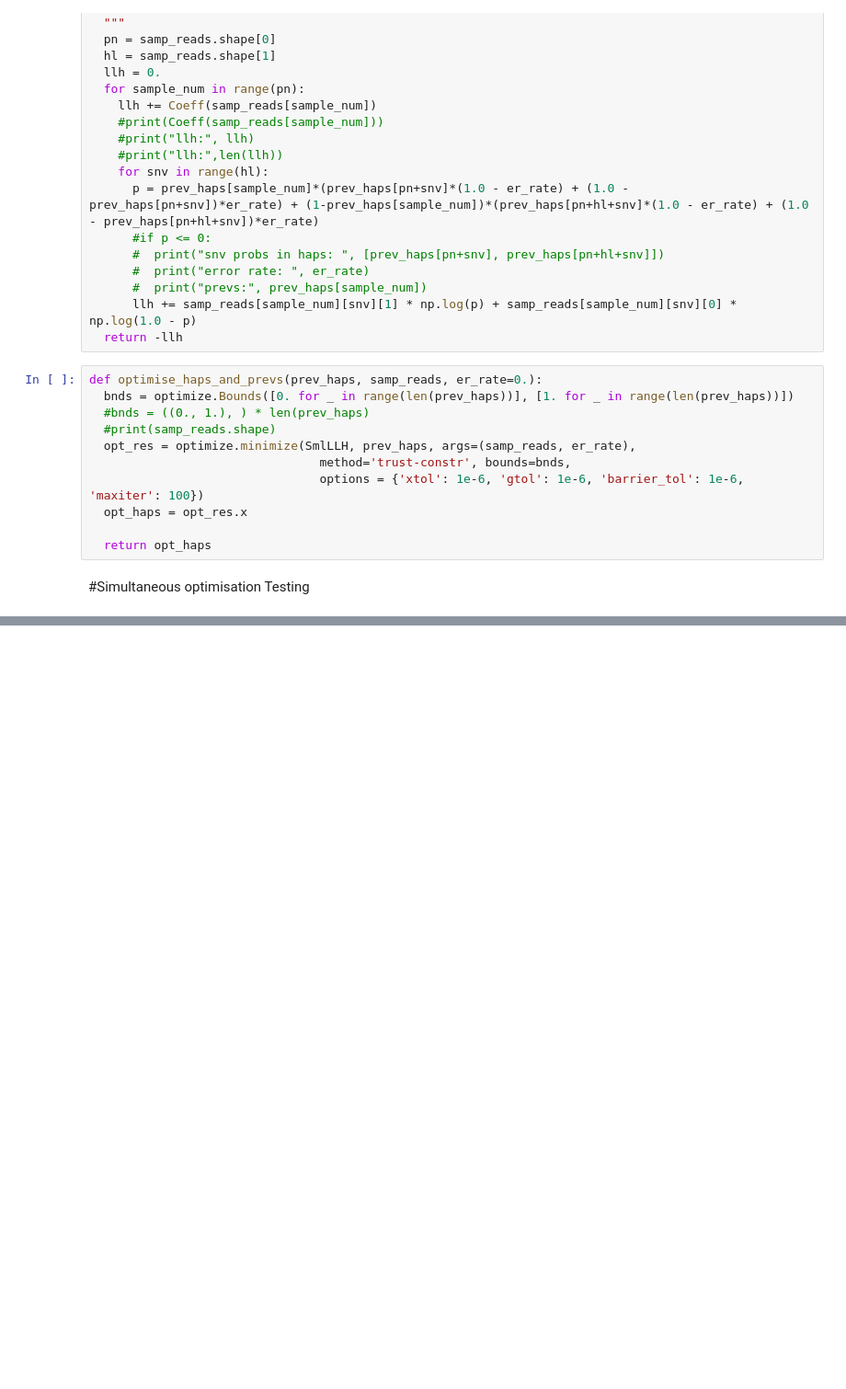
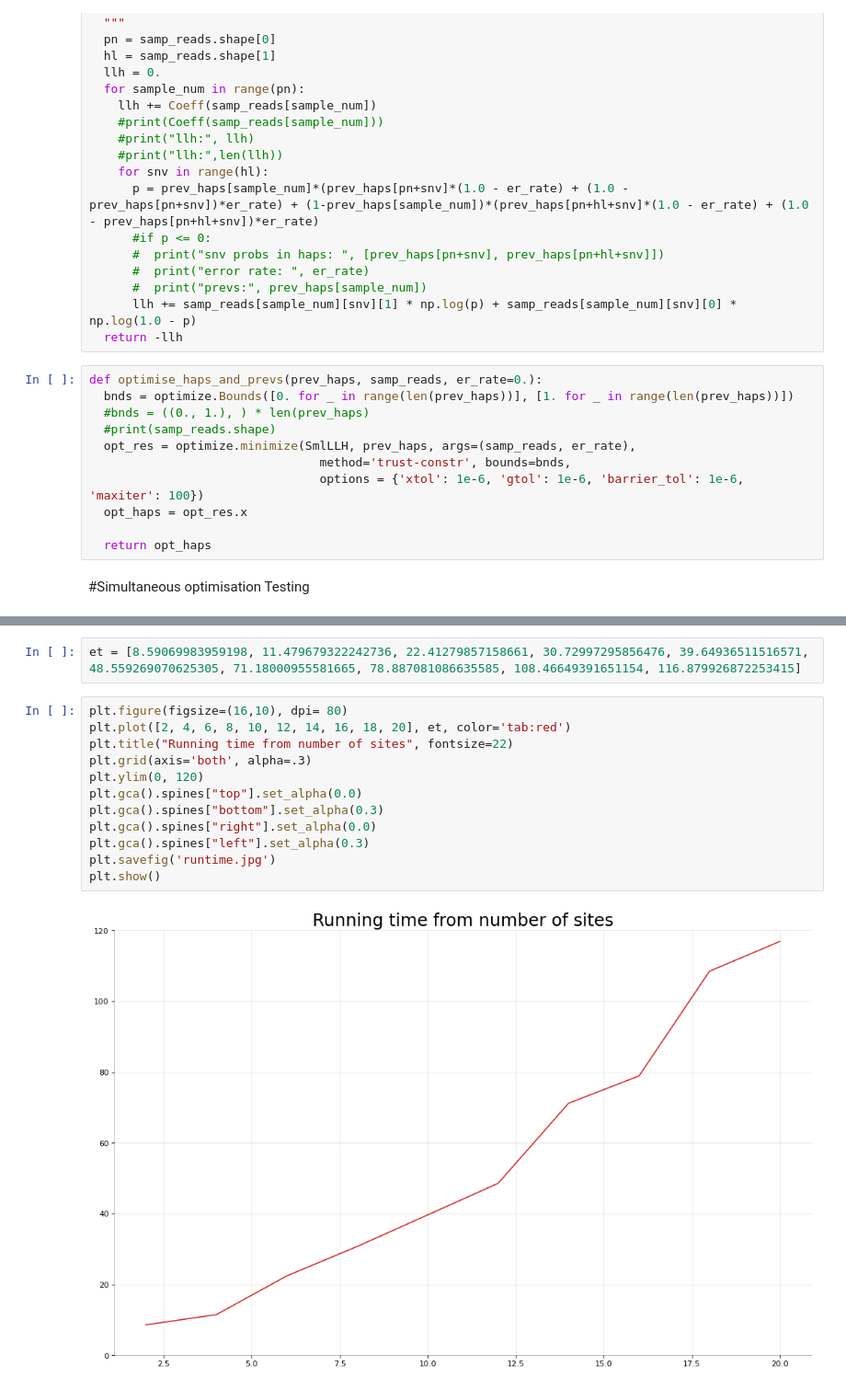
Before and after one commit to AndrewDiv/PMfMIVV, a Jupyter notebook: DiplomaUpd.ipynb, the cells around one changed output, grey strips where cells are left out. Shown at 92% size. Cells and saved outputs as stored; diff of their text form; blank space fills up the shorter version.

```diff
--- a/DiplomaUpd.ipynb
+++ b/DiplomaUpd.ipynb
@@ -305,0 +354,16 @@ real_haps: [[1.0, 1.0, 0.0, 0.0], [0.0, 0.0, 1.0, 1.0]]
+# %%
+et = [8.59069983959198, 11.479679322242736, 22.41279857158661, 30.72997295856476, 39.64936511516571, 48.559269070625305, 71.18000955581665, 78.887081086635585, 108.46649391651154, 116.879926872253415]
+# %%
+plt.figure(figsize=(16,10), dpi= 80)
+plt.plot([2, 4, 6, 8, 10, 12, 14, 16, 18, 20], et, color='tab:red')
+plt.title("Running time from number of sites", fontsize=22)
+plt.grid(axis='both', alpha=.3)
+plt.ylim(0, 120)
+plt.gca().spines["top"].set_alpha(0.0)
+plt.gca().spines["bottom"].set_alpha(0.3)
+plt.gca().spines["right"].set_alpha(0.0)
+plt.gca().spines["left"].set_alpha(0.3)
+plt.savefig('runtime.jpg')
+plt.show()
+# %% [output]
+[figure, added]
```
Also changed, not shown: parts of 11 cells of this notebook.
